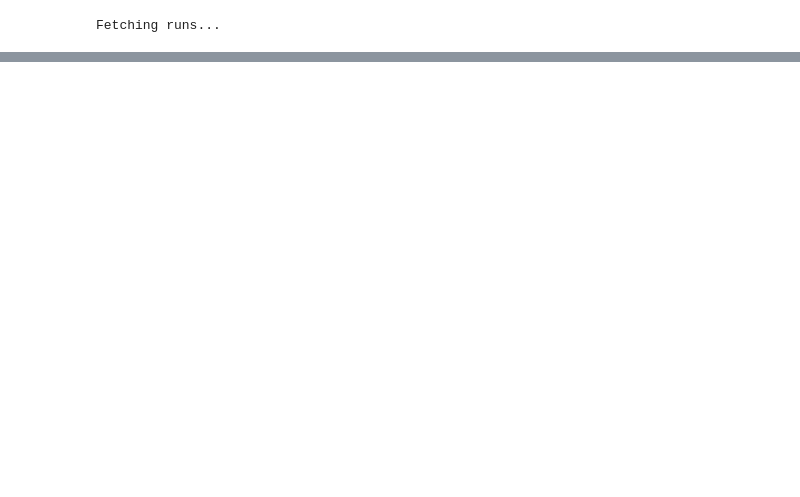
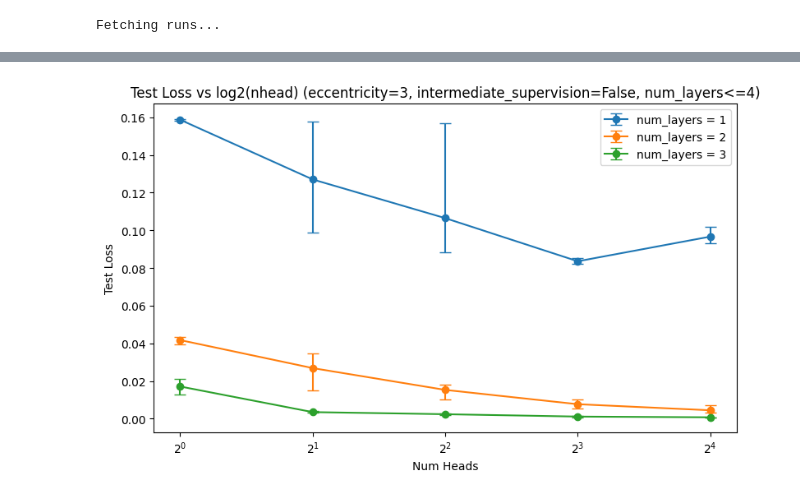
Before and after one commit to Andy-Zhou2/L65_GNN_Project, a Jupyter notebook: analysis/transformers_layer_head_analysis.ipynb, the cells around one changed output, grey strips where cells are left out. Saved outputs shown, nothing was run; the diff lists cells and outputs as text; code cells hidden in the pictures; blank space fills up the shorter version.

```diff
--- a/analysis/transformers_layer_head_analysis.ipynb
+++ b/analysis/transformers_layer_head_analysis.ipynb
@@ -114,0 +183,57 @@ plt.show()
+# %%
+# Assume data_points is already defined and contains your collected run data.
+df = pd.DataFrame(data_points)
+
+# Filter: only include runs with intermediate_supervision == False,
+# eccentricity == 3, and num_layers <= 4.
+df_filtered = df[
+    (df["intermediate_supervision"] == False) &
+    (df["eccentricity"] == 3) &
+    (df["num_layers"] <= 3)
+]
+
+# Group by num_layers and nhead, and compute the mean, min, and max of best_test_loss.
+grouped = df_filtered.groupby(["num_layers", "nhead"]).agg(
+    mean_test_loss=("best_test_loss", "mean"),
+    min_test_loss=("best_test_loss", "min"),
+    max_test_loss=("best_test_loss", "max")
+).reset_index()
+
+plt.figure(figsize=(8, 5))
+
+# Get unique num_layers (each will be a separate line)
+unique_layers = grouped["num_layers"].unique()
+
+for layer in unique_layers:
+    # Select and sort data for a given number of layers
+    data_layer = grouped[grouped["num_layers"] == layer].sort_values("nhead")
+
+    # Use log2(nhead) for the x-axis
+    x = np.log2(data_layer["nhead"])
+    y = data_layer["mean_test_loss"]
+
+    # Calculate asymmetric error bars using the min and max values
+    lower_error = y - data_layer["min_test_loss"]
+    upper_error = data_layer["max_test_loss"] - y
+    yerr = [lower_error, upper_error]
+
+    plt.errorbar(x, y, yerr=yerr, marker='o', capsize=5, label=f'num_layers = {layer}')
+
+plt.xlabel("Num Heads")
+plt.ylabel("Test Loss")
+plt.title("Test Loss vs log2(nhead) (eccentricity=3, intermediate_supervision=False, num_layers<=4)")
+plt.legend()
+
+# Set x-axis ticks to only show integer values.
+current_ticks = plt.xticks()[0]
+min_exp = int(np.floor(np.log2(df_filtered["nhead"].min())))
+max_exp = int(np.ceil(np.log2(df_filtered["nhead"].max())))
+xticks = np.arange(min_exp, max_exp + 1)
+
+# Use formatted labels like 2⁰, 2¹, ...
+xtick_labels = [f"$2^{{{i}}}$" for i in xticks]
+plt.xticks(ticks=xticks, labels=xtick_labels)
+plt.tight_layout()
+plt.show()
+# %% [output]
+[figure, added]
```
Also changed, not shown: parts of 2 cells of this notebook, 1 other file.
